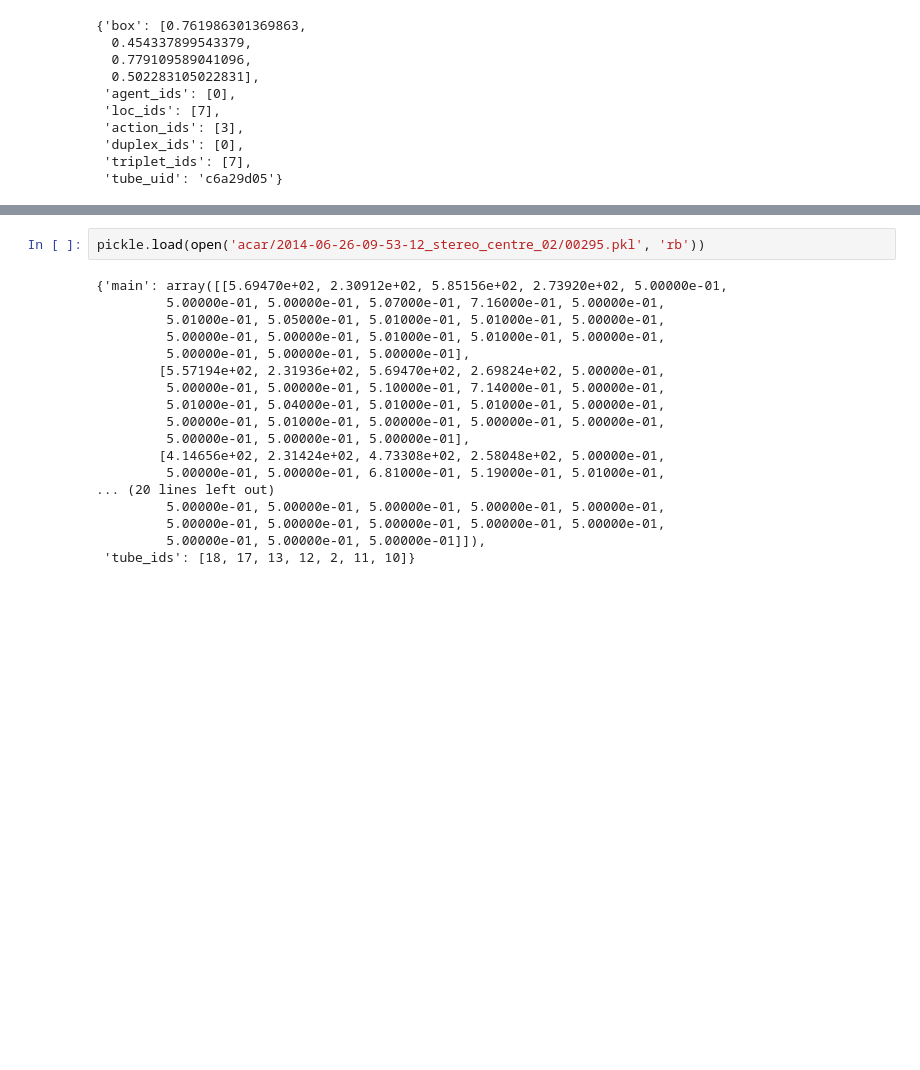
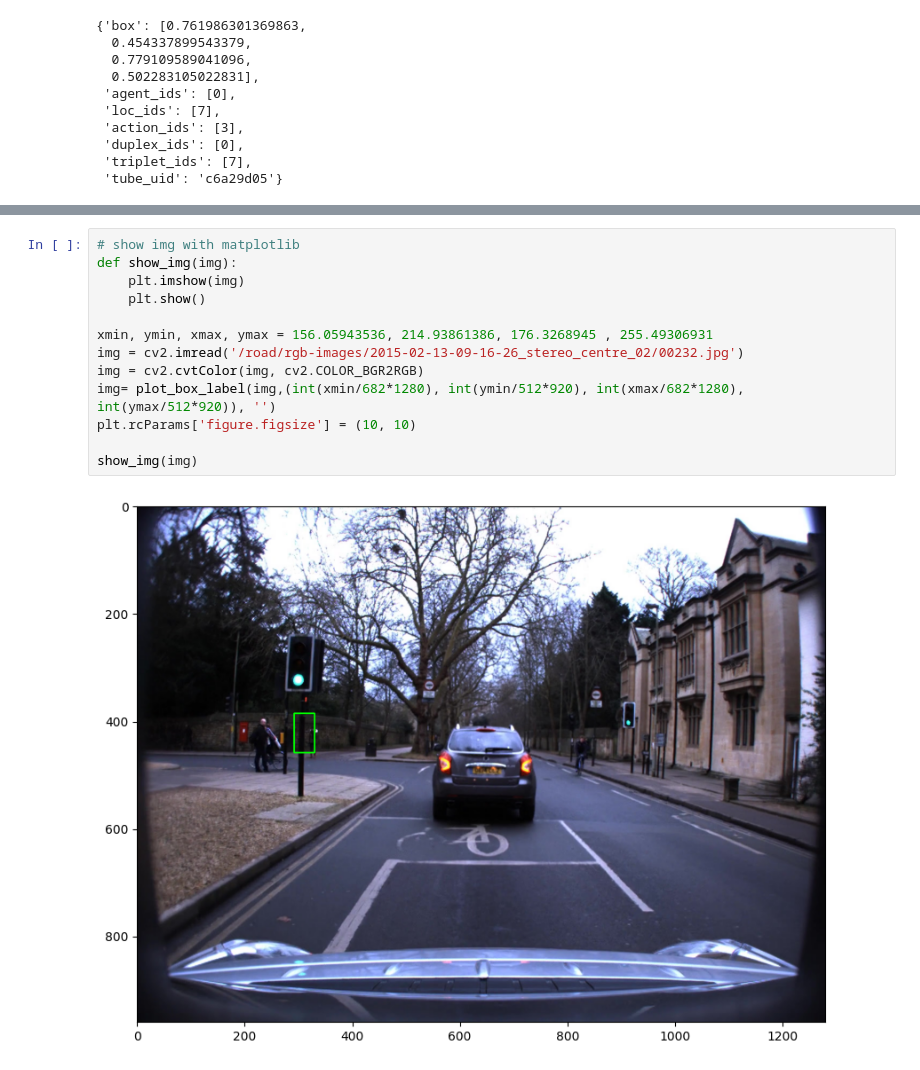
Before and after one commit to WATonomous/3D-RetinaNet, a Jupyter notebook: compare_video_tubes.ipynb, the cells around one changed output, grey strips where cells are left out. Drawn from its saved outputs; the diff is of its cells as text; blank space fills up the shorter version.

```diff
--- a/compare_video_tubes.ipynb
+++ b/compare_video_tubes.ipynb
@@ -199,20 +235,15 @@ show_img(img)
-# %%
-pickle.load(open('acar/2014-06-26-09-53-12_stereo_centre_02/00295.pkl', 'rb'))
-# %% [output]
-{'main': array([[5.69470e+02, 2.30912e+02, 5.85156e+02, 2.73920e+02, 5.00000e-01,
-         5.00000e-01, 5.00000e-01, 5.07000e-01, 7.16000e-01, 5.00000e-01,
-         5.01000e-01, 5.05000e-01, 5.01000e-01, 5.01000e-01, 5.00000e-01,
-         5.00000e-01, 5.00000e-01, 5.01000e-01, 5.01000e-01, 5.00000e-01,
-         5.00000e-01, 5.00000e-01, 5.00000e-01],
-        [5.57194e+02, 2.31936e+02, 5.69470e+02, 2.69824e+02, 5.00000e-01,
-         5.00000e-01, 5.00000e-01, 5.10000e-01, 7.14000e-01, 5.00000e-01,
-         5.01000e-01, 5.04000e-01, 5.01000e-01, 5.01000e-01, 5.00000e-01,
-         5.00000e-01, 5.01000e-01, 5.00000e-01, 5.00000e-01, 5.00000e-01,
-         5.00000e-01, 5.00000e-01, 5.00000e-01],
-        [4.14656e+02, 2.31424e+02, 4.73308e+02, 2.58048e+02, 5.00000e-01,
-         5.00000e-01, 5.00000e-01, 6.81000e-01, 5.19000e-01, 5.01000e-01,
-... (20 lines left out)
-         5.00000e-01, 5.00000e-01, 5.00000e-01, 5.00000e-01, 5.00000e-01,
-         5.00000e-01, 5.00000e-01, 5.00000e-01, 5.00000e-01, 5.00000e-01,
-         5.00000e-01, 5.00000e-01, 5.00000e-01]]),
- 'tube_ids': [18, 17, 13, 12, 2, 11, 10]}
+# %%
+# show img with matplotlib
+def show_img(img):
+    plt.imshow(img)
+    plt.show()
+
+xmin, ymin, xmax, ymax = 156.05943536, 214.93861386, 176.3268945 , 255.49306931
+img = cv2.imread('/road/rgb-images/2015-02-13-09-16-26_stereo_centre_02/00232.jpg')
+img = cv2.cvtColor(img, cv2.COLOR_BGR2RGB)
+img= plot_box_label(img,(int(xmin/682*1280), int(ymin/512*920), int(xmax/682*1280), int(ymax/512*920)), '')
+plt.rcParams['figure.figsize'] = (10, 10)
+
+show_img(img)
+# %% [output]
+[figure, added]
```
Also changed, not shown: parts of 12 cells of this notebook, 5 other files.
